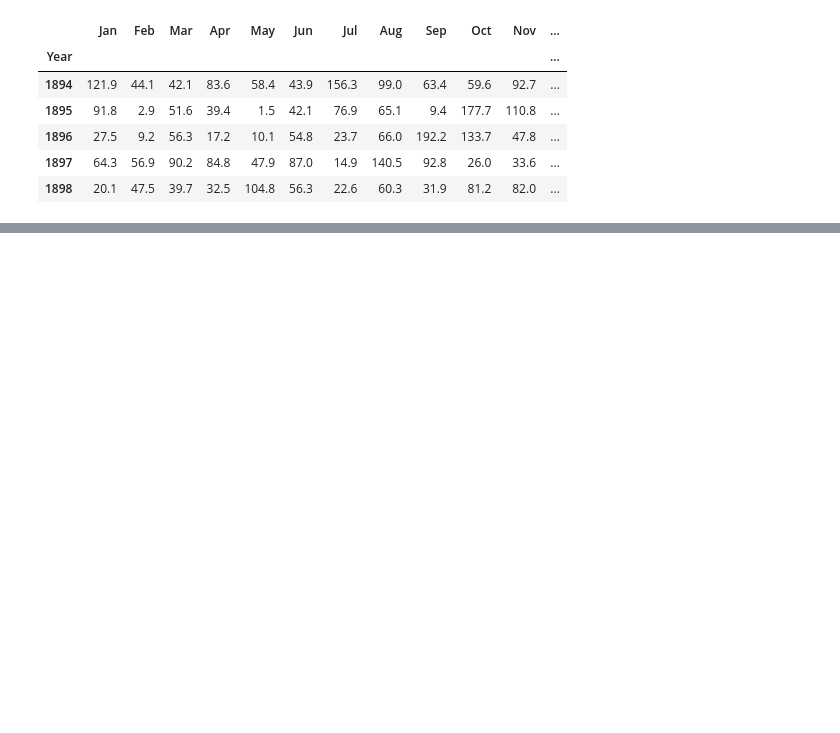
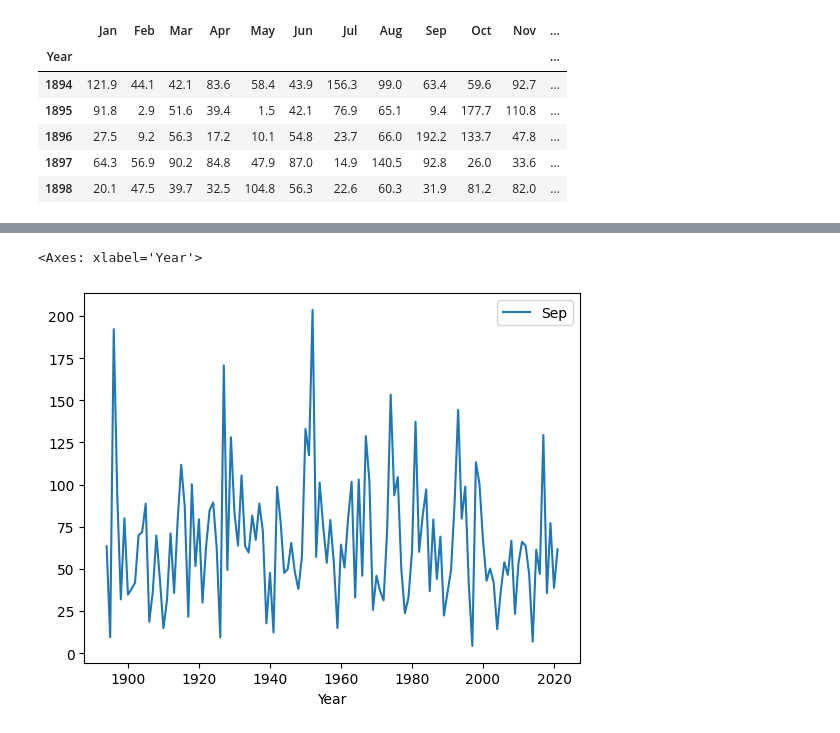
Before and after one commit to plavez/Jupyter, a Jupyter notebook: Matplotlib CSV.ipynb, the cells around one changed output, grey strips where cells are left out. Cells and saved outputs as stored; diff of their text form; code cells hidden in the pictures; blank space fills up the shorter version.

```diff
--- a/Matplotlib CSV.ipynb
+++ b/Matplotlib CSV.ipynb
@@ -14,0 +20,5 @@ df.head()
+# %%
+df.plot(y='Sep',)
+# %% [output]
+<Axes: xlabel='Year'>
+[figure, added]
```
Also changed, not shown: parts of 5 cells of this notebook.
